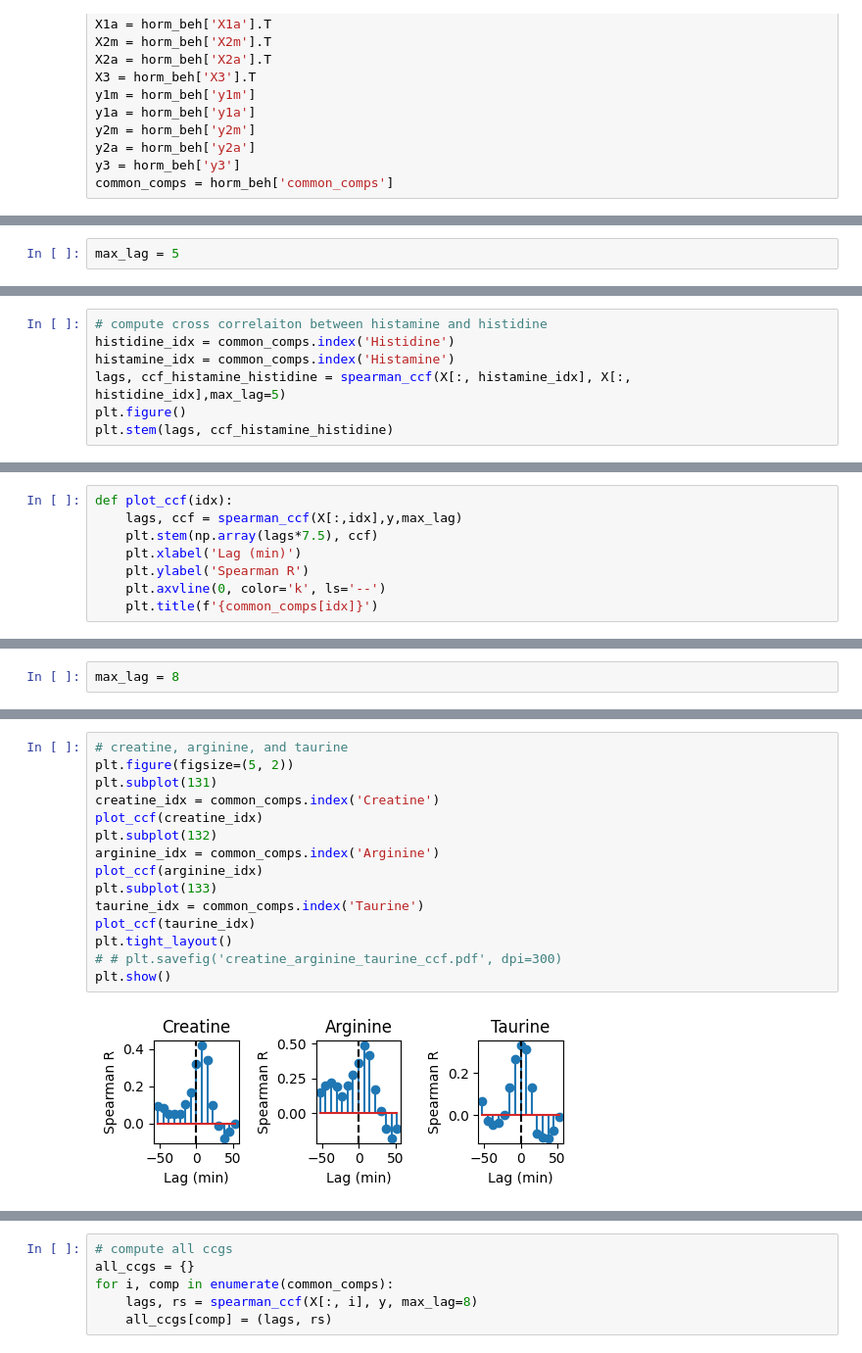
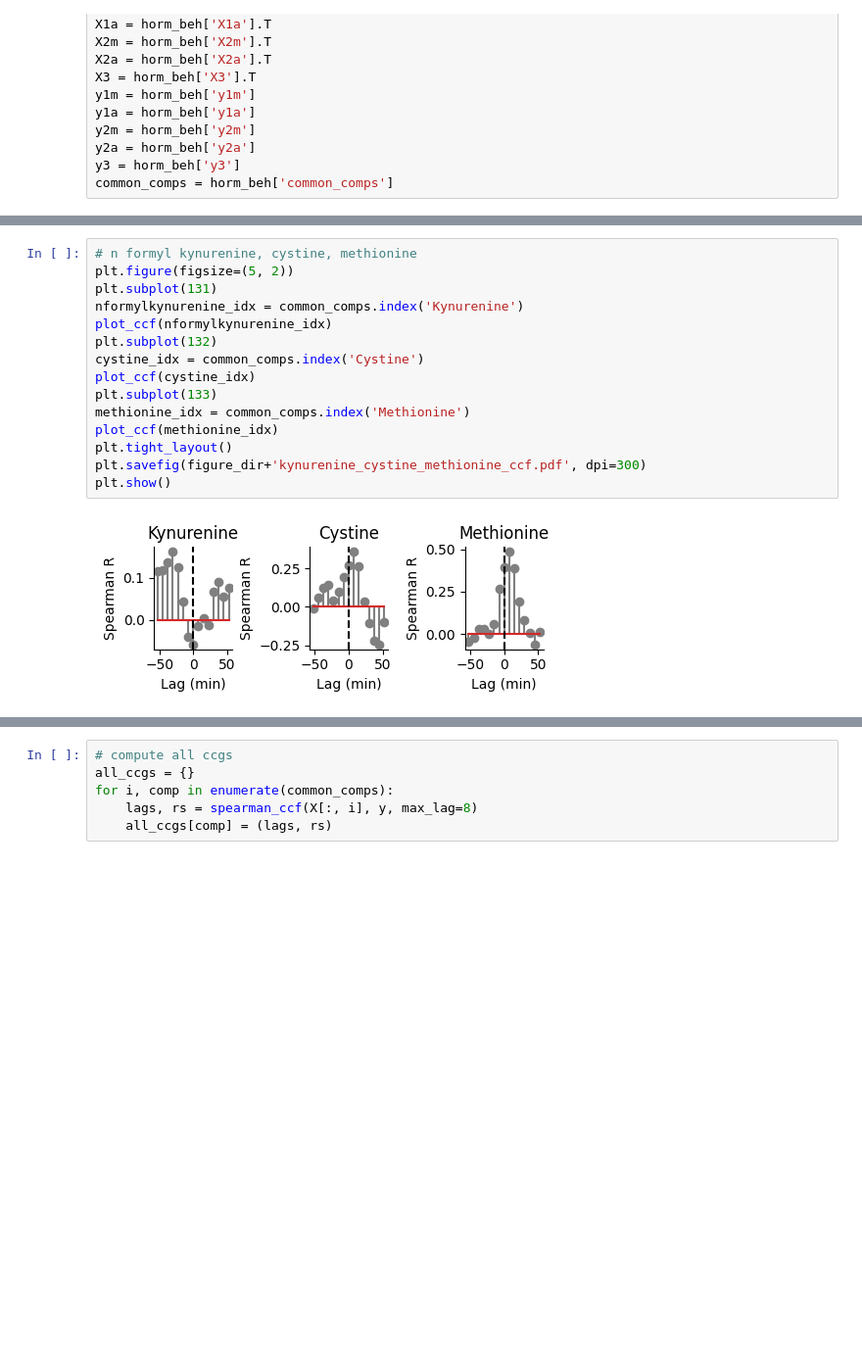
Before and after one commit to michnard/Microdialysis_Paper, a Jupyter notebook: scripts/analyses/Fig2.ipynb, the cells around one changed output, grey strips where cells are left out. Shown at 98% size. Drawn from its saved outputs; the diff is of its cells as text; blank space fills up the shorter version.

```diff
--- a/scripts/analyses/Fig2.ipynb
+++ b/scripts/analyses/Fig2.ipynb
@@ -55,2 +48,0 @@ Correlation between Histamine and Behavior: r=0.590, p=1.113e-17
-# %%
-max_lag = 5
@@ -64,7 +48,0 @@ def spearman_ccf(x, y, max_lag):
-# %%
-# compute cross correlaiton between histamine and histidine
-histidine_idx = common_comps.index('Histidine')
-histamine_idx = common_comps.index('Histamine')
-lags, ccf_histamine_histidine = spearman_ccf(X[:, histamine_idx], X[:, histidine_idx],max_lag=5)
-plt.figure()
-plt.stem(lags, ccf_histamine_histidine)
@@ -136,8 +48,0 @@ Text(0, 0.5, 'Locomotion')
-# %%
-def plot_ccf(idx):
-    lags, ccf = spearman_ccf(X[:,idx],y,max_lag)
-    plt.stem(np.array(lags*7.5), ccf)
-    plt.xlabel('Lag (min)')
-    plt.ylabel('Spearman R')
-    plt.axvline(0, color='k', ls='--')
-    plt.title(f'{common_comps[idx]}')
@@ -204,2 +48,0 @@ Text(0.5, 1.0, '')
-# %%
-max_lag = 8
@@ -262,17 +188,17 @@ plt.show()
 # %%
-# creatine, arginine, and taurine
+# n formyl kynurenine, cystine, methionine
 plt.figure(figsize=(5, 2))
 plt.subplot(131)
-creatine_idx = common_comps.index('Creatine')
-plot_ccf(creatine_idx)
+nformylkynurenine_idx = common_comps.index('Kynurenine')
+plot_ccf(nformylkynurenine_idx)
 plt.subplot(132)
-arginine_idx = common_comps.index('Arginine')
-plot_ccf(arginine_idx)
+cystine_idx = common_comps.index('Cystine')
+plot_ccf(cystine_idx)
 plt.subplot(133)
-taurine_idx = common_comps.index('Taurine')
-plot_ccf(taurine_idx)
+methionine_idx = common_comps.index('Methionine')
+plot_ccf(methionine_idx)
 plt.tight_layout()
-# # plt.savefig('creatine_arginine_taurine_ccf.pdf', dpi=300)
+plt.savefig(figure_dir+'kynurenine_cystine_methionine_ccf.pdf', dpi=300)
 plt.show()
 # %% [output]
-[figure, old version]
+[figure, new version]
```
Also changed, not shown: parts of 41 cells of this notebook, 15 other files.
